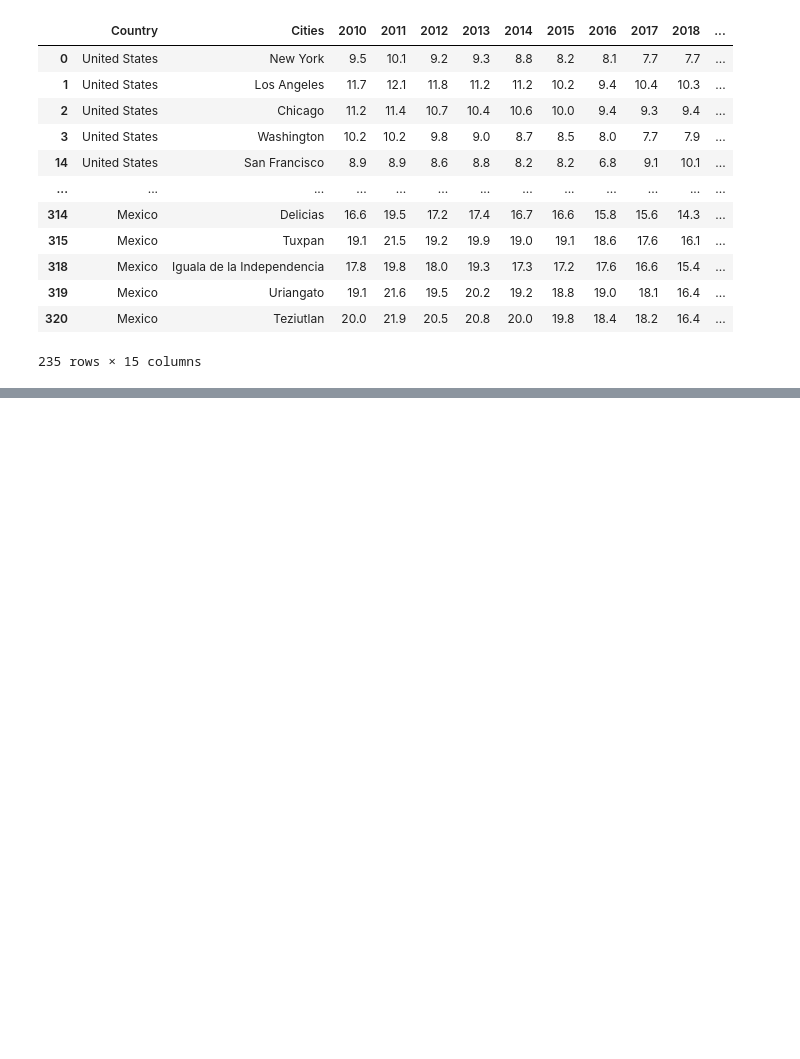
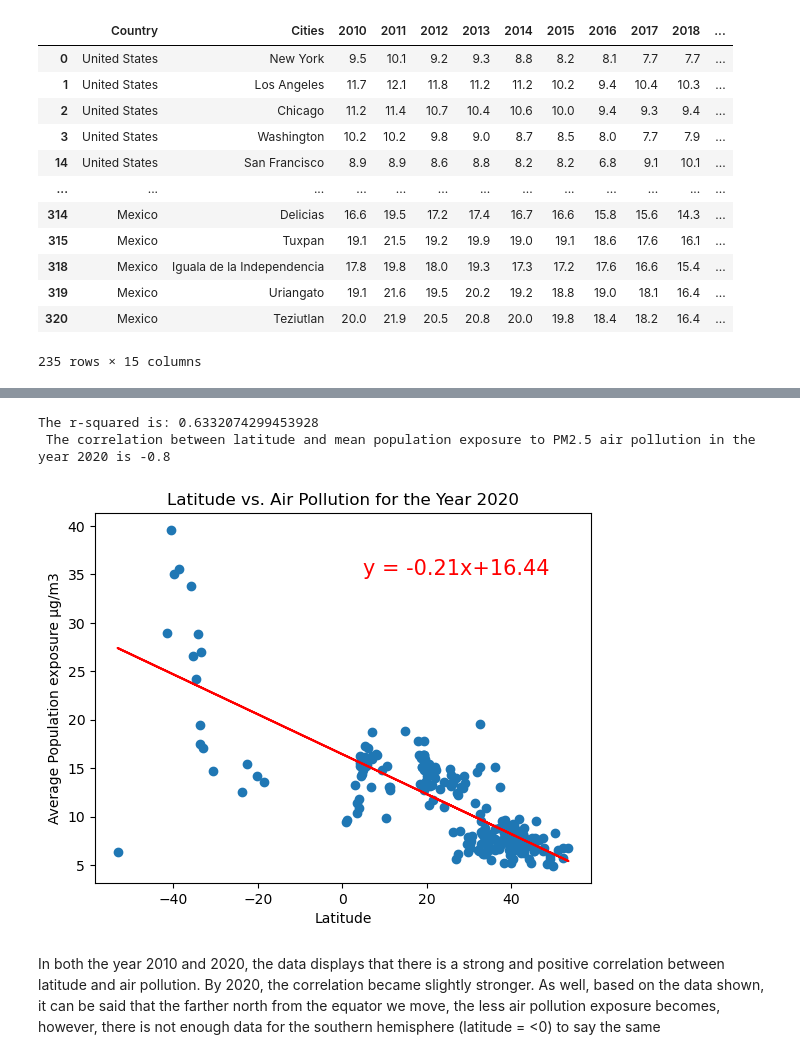
Before and after one commit to DiegoMartorell1620/Project1_Team7, a Jupyter notebook: Project 1 - Team 7.ipynb, the cells around one changed output, grey strips where cells are left out. Saved outputs shown, nothing was run; the diff lists cells and outputs as text; code cells hidden in the pictures; blank space fills up the shorter version.

```diff
--- a/Project 1 - Team 7.ipynb
+++ b/Project 1 - Team 7.ipynb
@@ -2459,0 +2564,29 @@ Southern_hemisphere.to_csv("Resources/Southern_Hemisphere_data.csv",index=False)
+# %%
+xvalues = merged_df_no_duplicates["lat"]
+yvalues = merged_df_no_duplicates["2020"]
+
+plt.scatter(xvalues,yvalues)
+
+(slope, intercept, rvalue, pvalue, stderr) = st.linregress(xvalues, yvalues)
+regress_vals = xvalues * slope + intercept
+line_eq = "y = " + str(round(slope,2)) + "x+" + str(round(intercept,2))
+
+plt.plot(xvalues,regress_vals, "r-")
+plt.annotate(line_eq, (5,35), fontsize=15, color="red")
+
+plt.title("Latitude vs. Air Pollution for the Year 2020")
+plt.xlabel("Latitude")
+plt.ylabel("Average Population exposure µg/m3")
+
+
+correlation = st.pearsonr(xvalues,yvalues)
+print(f"The r-squared is: {rvalue**2}")
+print(f" The correlation between latitude and mean population exposure to PM2.5 air pollution in the year 2020 is {round(correlation[0],2)}")
+
+plt.show()
+# %% [output]
+The r-squared is: 0.6332074299453928
+ The correlation between latitude and mean population exposure to PM2.5 air pollution in the year 2020 is -0.8
+[figure, added]
+# %% [markdown]
+In both the year 2010 and 2020, the data displays that there is a strong and positive correlation between latitude and air pollution. By 2020, the correlation became slightly stronger. As well, based on the data shown, it can be said that the farther north from the equator we move, the less air pollution exposure becomes, however, there is not enough data for the southern hemisphere (latitude = <0) to say the same
```
Also changed, not shown: parts of 9 cells of this notebook.
